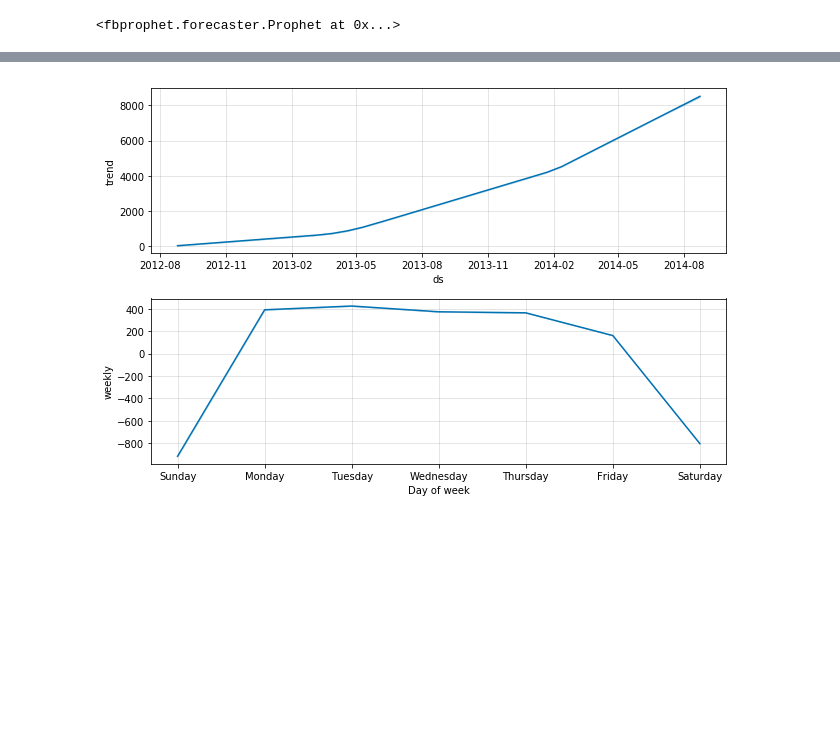
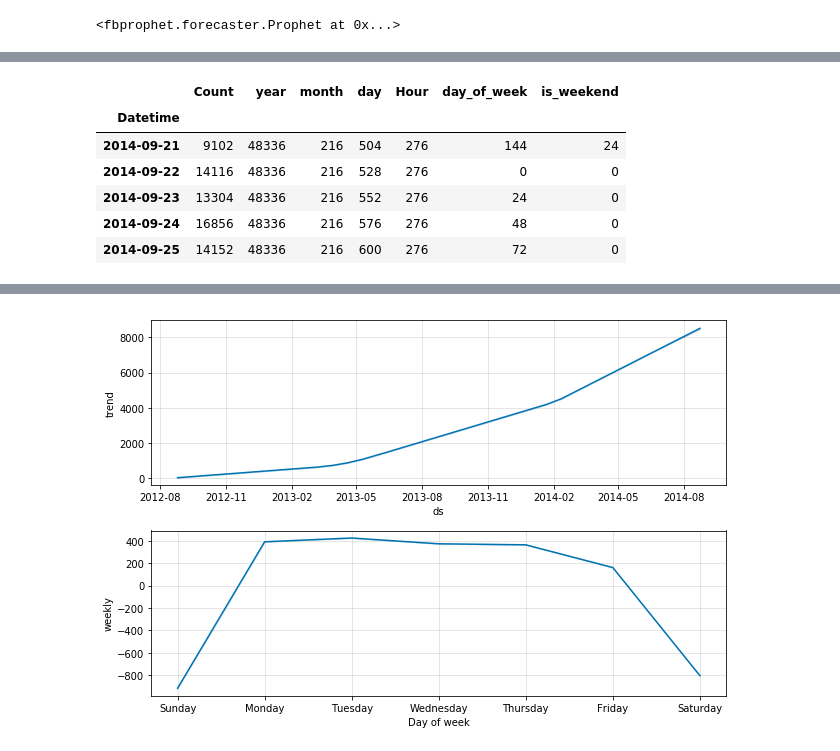
Before and after one commit to ksulima/Time_Series, a Jupyter notebook: notebooks/Time_Series_Analysis.ipynb, the cells around one changed output, grey strips where cells are left out. Saved outputs shown, nothing was run; the diff lists cells and outputs as text; code cells hidden in the pictures; blank space fills up the shorter version.

```diff
--- a/notebooks/Time_Series_Analysis.ipynb
+++ b/notebooks/Time_Series_Analysis.ipynb
@@ -592,3 +591,13 @@ forecast[['ds', 'yhat', 'yhat_lower', 'yhat_upper']].tail()
+# %%
+dValid.tail()
+# %% [output]
+|  | Count | year | month | day | Hour | day_of_week | is_weekend |
+| Datetime |  |  |  |  |  |  |  |
+| 2014-09-21 | 9102 | 48336 | 216 | 504 | 276 | 144 | 24 |
+| 2014-09-22 | 14116 | 48336 | 216 | 528 | 276 | 0 | 0 |
+| 2014-09-23 | 13304 | 48336 | 216 | 552 | 276 | 24 | 0 |
+| 2014-09-24 | 16856 | 48336 | 216 | 576 | 276 | 48 | 0 |
+| 2014-09-25 | 14152 | 48336 | 216 | 600 | 276 | 72 | 0 |
 # %%
 fig1 = m.plot(forecast)
 # %% [output]
```
Also changed, not shown: parts of 12 cells of this notebook.
